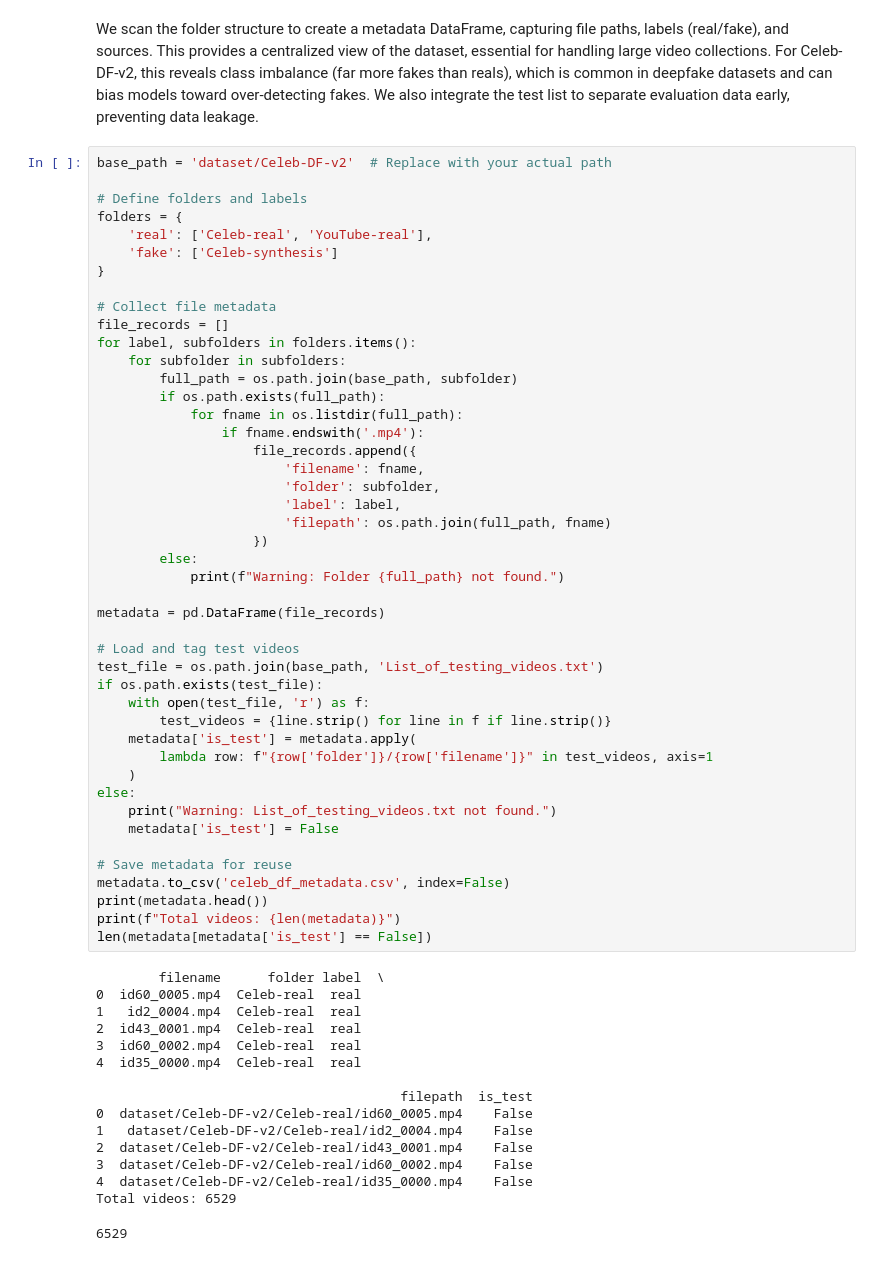
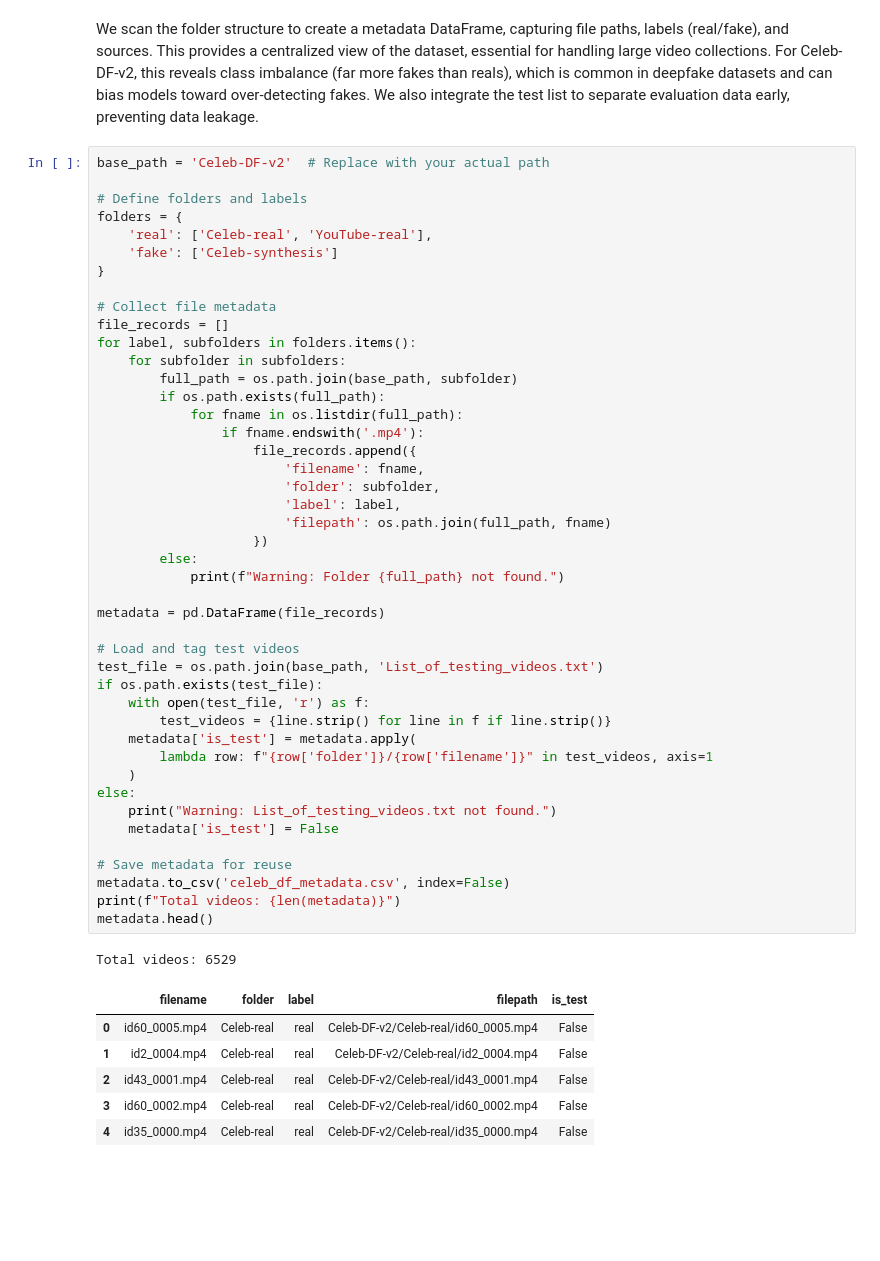
Before and after one commit to lukas0173/Deepfake-Detection, a Jupyter notebook: dataset/dataset-analysis.ipynb, the cells around one changed output. Cells and saved outputs as stored; diff of their text form; blank space fills up the shorter version.

```diff
--- a/dataset/dataset-analysis.ipynb
+++ b/dataset/dataset-analysis.ipynb
@@ -11,7 +11,7 @@ from sklearn.preprocessing import LabelEncoder
 # %% [markdown]
 We scan the folder structure to create a metadata DataFrame, capturing file paths, labels (real/fake), and sources. This provides a centralized view of the dataset, essential for handling large video collections. For Celeb-DF-v2, this reveals class imbalance (far more fakes than reals), which is common in deepfake datasets and can bias models toward over-detecting fakes. We also integrate the test list to separate evaluation data early, preventing data leakage.
 # %%
-base_path = 'dataset/Celeb-DF-v2'  # Replace with your actual path
+base_path = 'Celeb-DF-v2'  # Replace with your actual path
 
 # Define folders and labels
 folders = {
@@ -28,46 +28,37 @@ for label, subfolders in folders.items():
             for fname in os.listdir(full_path):
                 if fname.endswith('.mp4'):
                     file_records.append({
                         'filename': fname,
                         'folder': subfolder,
                         'label': label,
                         'filepath': os.path.join(full_path, fname)
                     })
         else:
             print(f"Warning: Folder {full_path} not found.")
 
 metadata = pd.DataFrame(file_records)
 
 # Load and tag test videos
 test_file = os.path.join(base_path, 'List_of_testing_videos.txt')
 if os.path.exists(test_file):
     with open(test_file, 'r') as f:
         test_videos = {line.strip() for line in f if line.strip()}
     metadata['is_test'] = metadata.apply(
         lambda row: f"{row['folder']}/{row['filename']}" in test_videos, axis=1
     )
 else:
     print("Warning: List_of_testing_videos.txt not found.")
     metadata['is_test'] = False
 
 # Save metadata for reuse
 metadata.to_csv('celeb_df_metadata.csv', index=False)
-print(metadata.head())
 print(f"Total videos: {len(metadata)}")
-len(metadata[metadata['is_test'] == False])
+metadata.head()
 # %% [output]
-        filename      folder label  \
-0  id60_0005.mp4  Celeb-real  real
-1   id2_0004.mp4  Celeb-real  real
-2  id43_0001.mp4  Celeb-real  real
-3  id60_0002.mp4  Celeb-real  real
-4  id35_0000.mp4  Celeb-real  real
-
-                                       filepath  is_test
-0  dataset/Celeb-DF-v2/Celeb-real/id60_0005.mp4    False
-1   dataset/Celeb-DF-v2/Celeb-real/id2_0004.mp4    False
-2  dataset/Celeb-DF-v2/Celeb-real/id43_0001.mp4    False
-3  dataset/Celeb-DF-v2/Celeb-real/id60_0002.mp4    False
-4  dataset/Celeb-DF-v2/Celeb-real/id35_0000.mp4    False
 Total videos: 6529
-6529
+|  | filename | folder | label | filepath | is_test |
+| 0 | id60_0005.mp4 | Celeb-real | real | Celeb-DF-v2/Celeb-real/id60_0005.mp4 | False |
+| 1 | id2_0004.mp4 | Celeb-real | real | Celeb-DF-v2/Celeb-real/id2_0004.mp4 | False |
+| 2 | id43_0001.mp4 | Celeb-real | real | Celeb-DF-v2/Celeb-real/id43_0001.mp4 | False |
+| 3 | id60_0002.mp4 | Celeb-real | real | Celeb-DF-v2/Celeb-real/id60_0002.mp4 | False |
+| 4 | id35_0000.mp4 | Celeb-real | real | Celeb-DF-v2/Celeb-real/id35_0000.mp4 | False |
```
Also changed, not shown: parts of 8 cells of this notebook, 1 other file.
